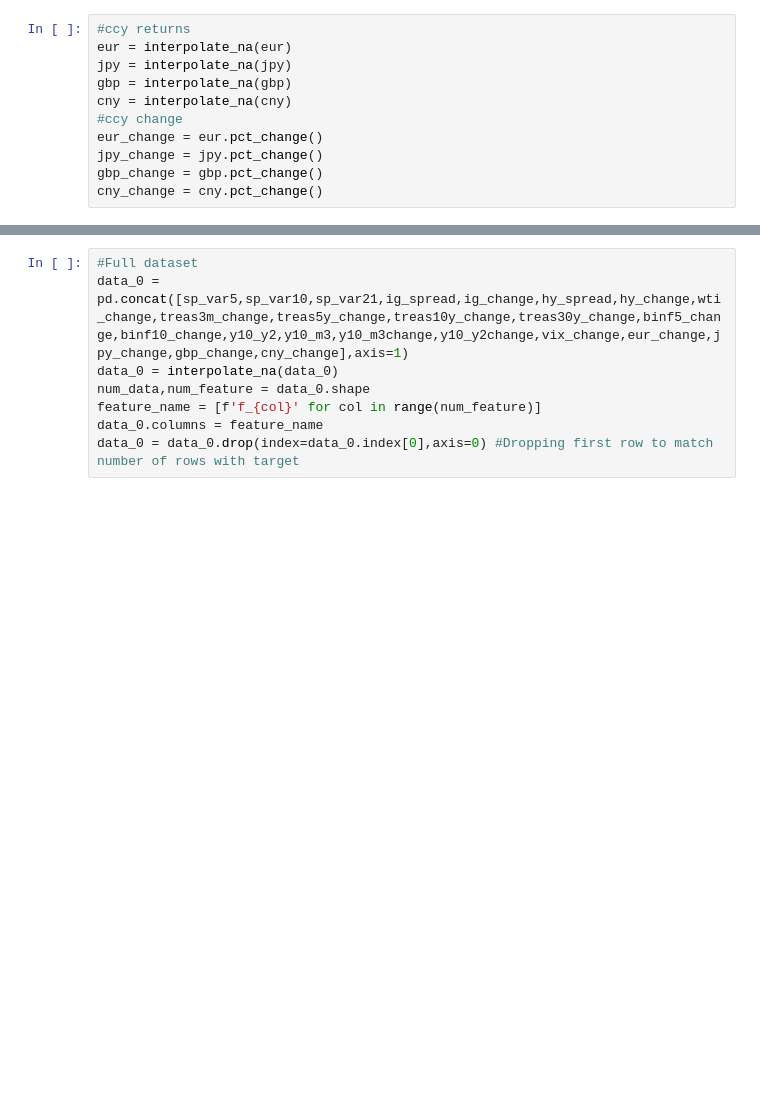
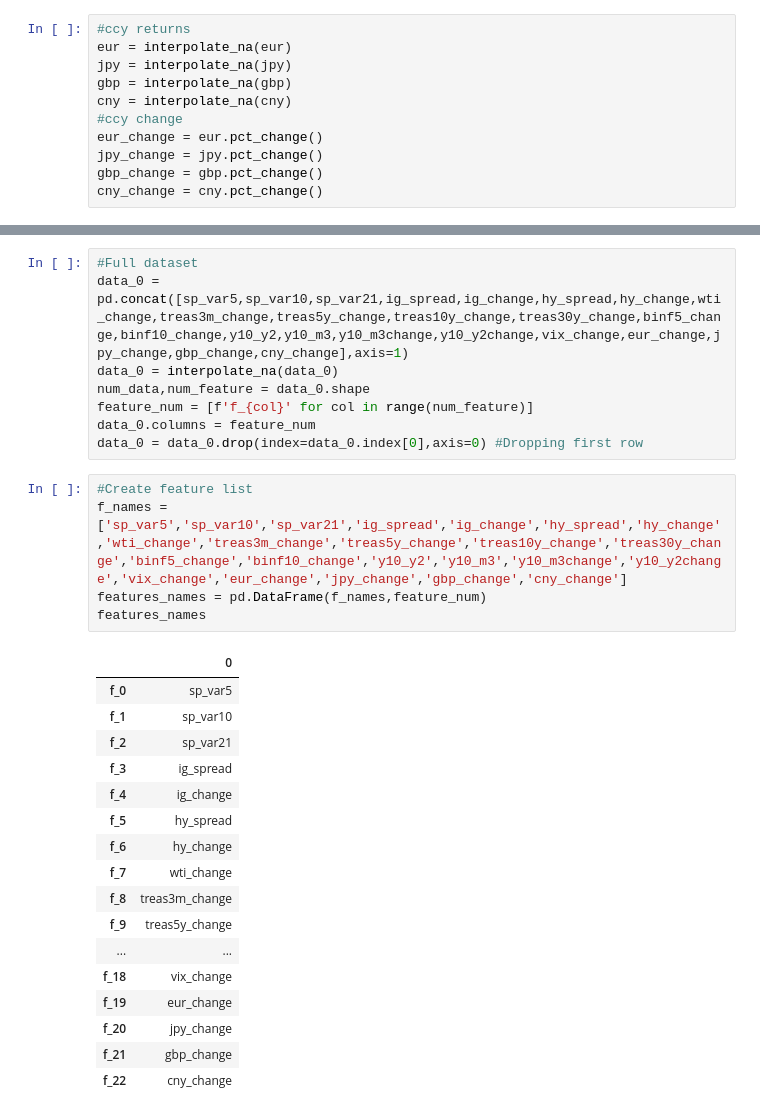
Before and after one commit to surekhanaga88/sp_500_classification, a Jupyter notebook: gbdt_01.ipynb, the cells around one changed output, grey strips where cells are left out. Cells and saved outputs as stored; diff of their text form; blank space fills up the shorter version.

```diff
--- a/gbdt_01.ipynb
+++ b/gbdt_01.ipynb
@@ -172,6 +195,29 @@ sp_binary18 = np.where(sp_return15<np.percentile(sp_return15,5),1,0) #returns in
 data_0 = pd.concat([sp_var5,sp_var10,sp_var21,ig_spread,ig_change,hy_spread,hy_change,wti_change,treas3m_change,treas5y_change,treas10y_change,treas30y_change,binf5_change,binf10_change,y10_y2,y10_m3,y10_m3change,y10_y2change,vix_change,eur_change,jpy_change,gbp_change,cny_change],axis=1)
 data_0 = interpolate_na(data_0)
 num_data,num_feature = data_0.shape
-feature_name = [f'f_{col}' for col in range(num_feature)]
-data_0.columns = feature_name
-data_0 = data_0.drop(index=data_0.index[0],axis=0) #Dropping first row to match number of rows with target
+feature_num = [f'f_{col}' for col in range(num_feature)]
+data_0.columns = feature_num
+data_0 = data_0.drop(index=data_0.index[0],axis=0) #Dropping first row
+# %%
+#Create feature list
+f_names = ['sp_var5','sp_var10','sp_var21','ig_spread','ig_change','hy_spread','hy_change','wti_change','treas3m_change','treas5y_change','treas10y_change','treas30y_change','binf5_change','binf10_change','y10_y2','y10_m3','y10_m3change','y10_y2change','vix_change','eur_change','jpy_change','gbp_change','cny_change']
+features_names = pd.DataFrame(f_names,feature_num)
+features_names
+# %% [output]
+|  | 0 |
+| f_0 | sp_var5 |
+| f_1 | sp_var10 |
+| f_2 | sp_var21 |
+| f_3 | ig_spread |
+| f_4 | ig_change |
+| f_5 | hy_spread |
+| f_6 | hy_change |
+| f_7 | wti_change |
+| f_8 | treas3m_change |
+| f_9 | treas5y_change |
+| ... | ... |
+| f_18 | vix_change |
+| f_19 | eur_change |
+| f_20 | jpy_change |
+| f_21 | gbp_change |
+| f_22 | cny_change |
```
Also changed, not shown: parts of 32 cells of this notebook, 4 other files.
